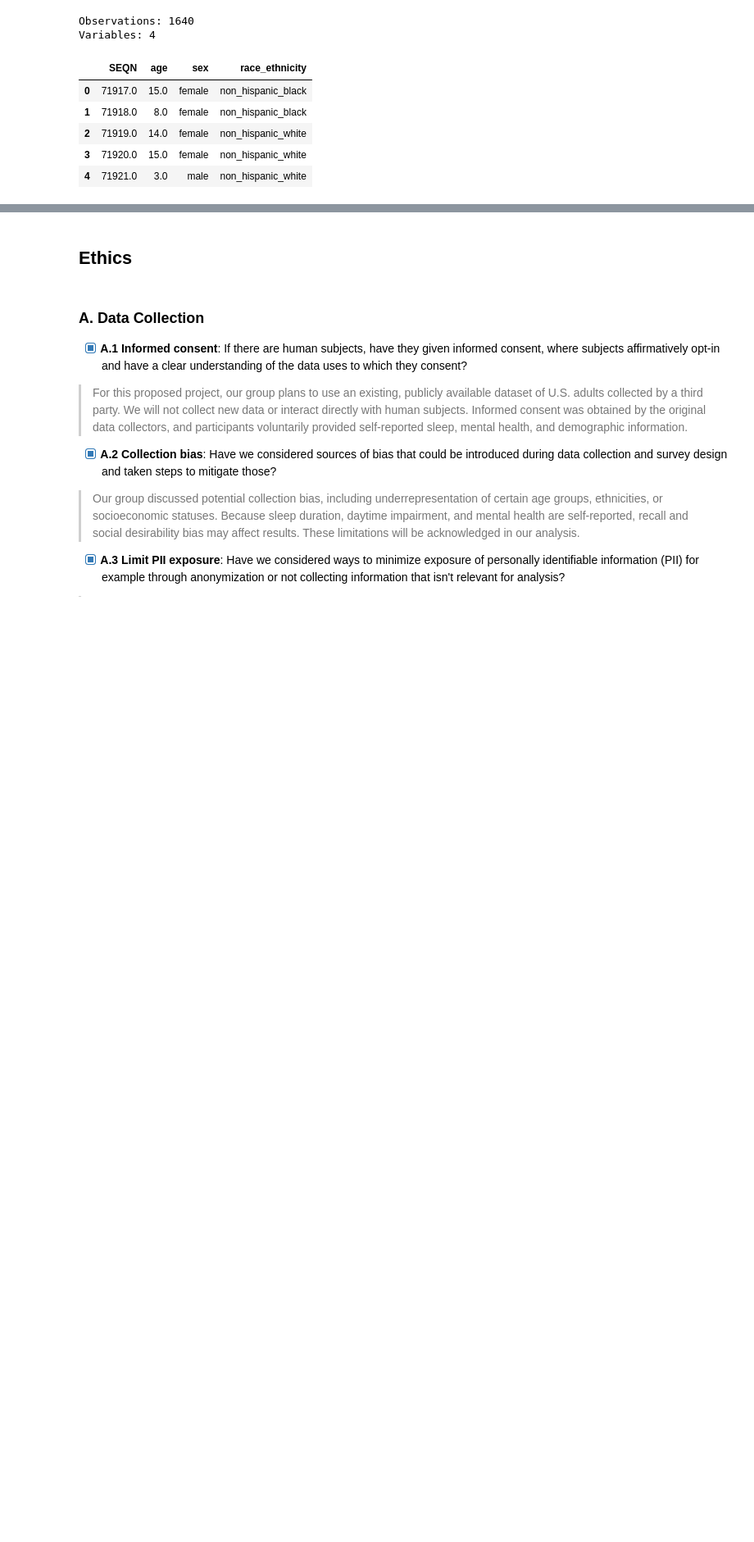
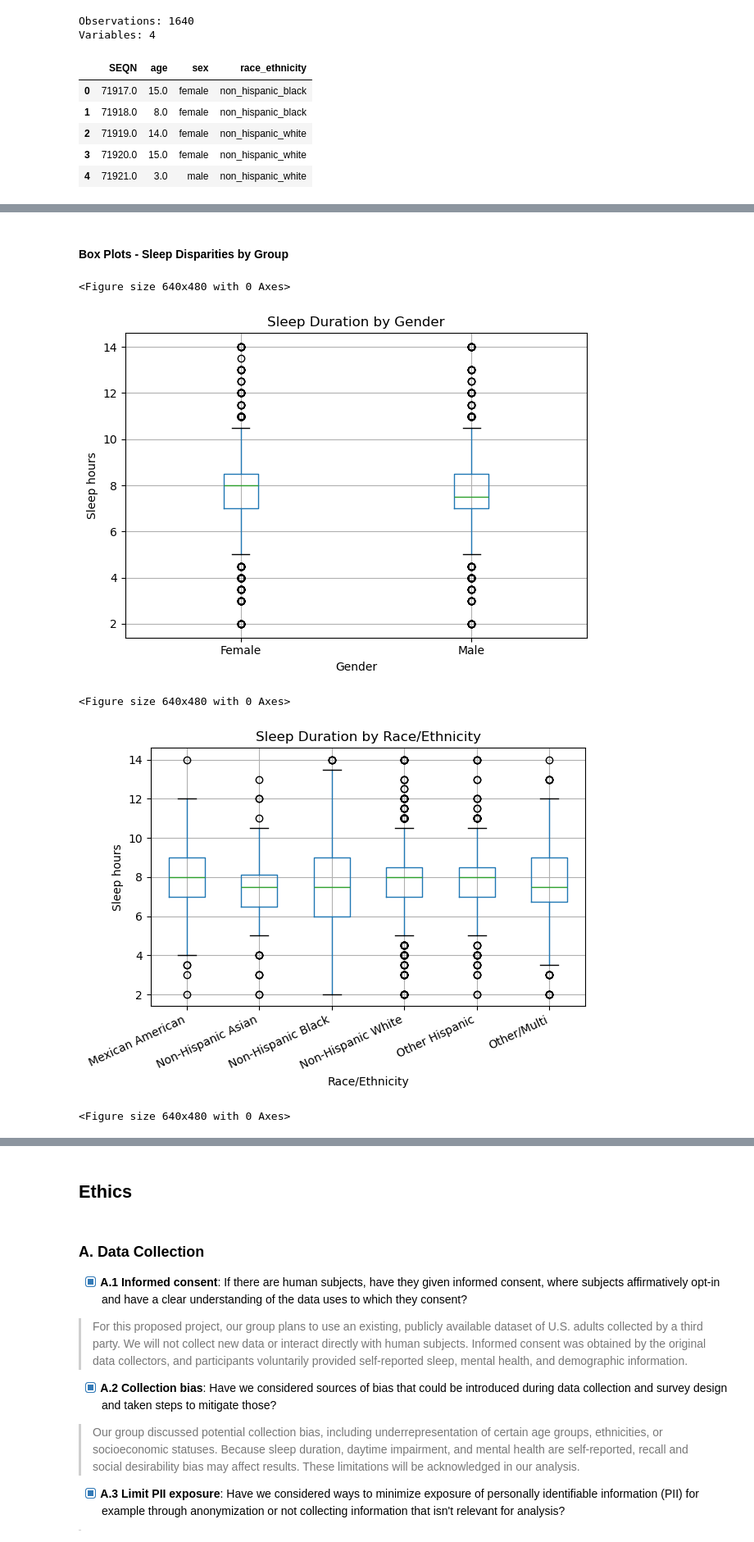
Before and after one commit to COGS108/Group150_WI26, a Jupyter notebook: 02-EDACheckpoint.ipynb, the cells around one changed output, grey strips where cells are left out. Shown at 82% size. Drawn from its saved outputs; the diff is of its cells as text; code cells hidden in the pictures; blank space fills up the shorter version.

```diff
--- a/02-EDACheckpoint.ipynb
+++ b/02-EDACheckpoint.ipynb
@@ -438,0 +471,40 @@ Some more words and stuff.  Remember notebooks work best if you interleave the c
+# %% [markdown]
+#### Box Plots - Sleep Disparities by Group
+# %%
+# Sleep by gender
+plt.figure()
+df1.boxplot(column="sleep_hours", by="gender")
+plt.title("Sleep Duration by Gender")
+plt.suptitle("")
+plt.xlabel("Gender")
+plt.ylabel("Sleep hours")
+plt.tight_layout()
+plt.show()
+
+# Sleep by race/ethnicity
+plt.figure()
+df1.boxplot(column="sleep_hours", by="race_ethnicity")
+plt.title("Sleep Duration by Race/Ethnicity")
+plt.suptitle("")
+plt.xlabel("Race/Ethnicity")
+plt.ylabel("Sleep hours")
+plt.xticks(rotation=25, ha="right")
+plt.tight_layout()
+plt.show()
+
+# Sleep by education
+plt.figure()
+df1.boxplot(column="sleep_hours", by="education")
+plt.title("Sleep Duration by Education Level")
+plt.suptitle("")
+plt.xlabel("Education")
+plt.ylabel("Sleep hours")
+plt.xticks(rotation=25, ha="right")
+plt.tight_layout()
+plt.show()
+# %% [output]
+<Figure size 640x480 with 0 Axes>
+[figure, added]
+<Figure size 640x480 with 0 Axes>
+[figure, added]
+<Figure size 640x480 with 0 Axes>
```
Also changed, not shown: parts of 21 cells of this notebook.
